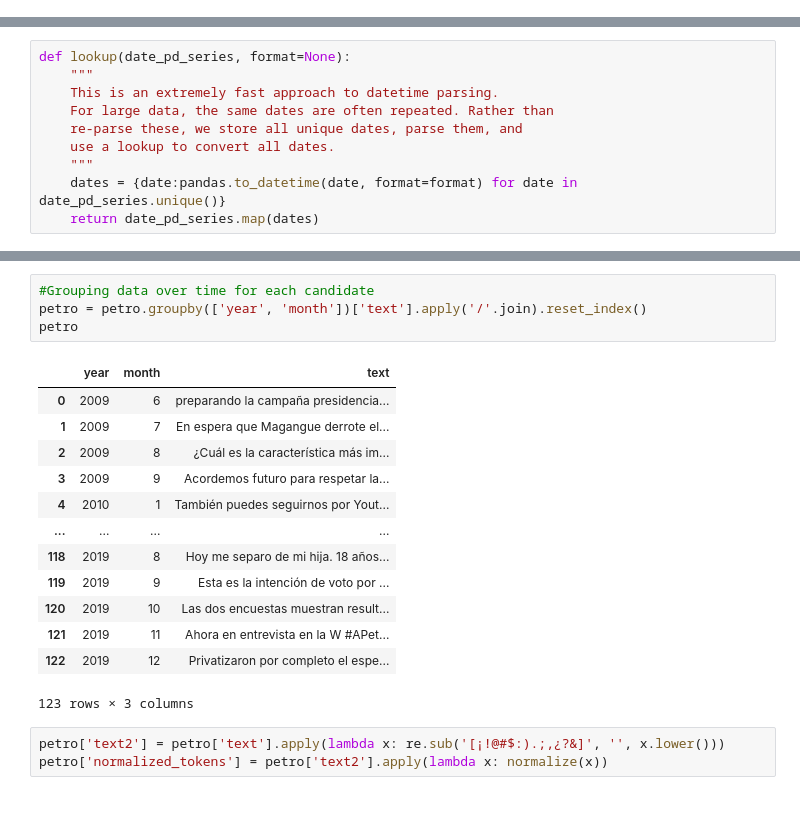
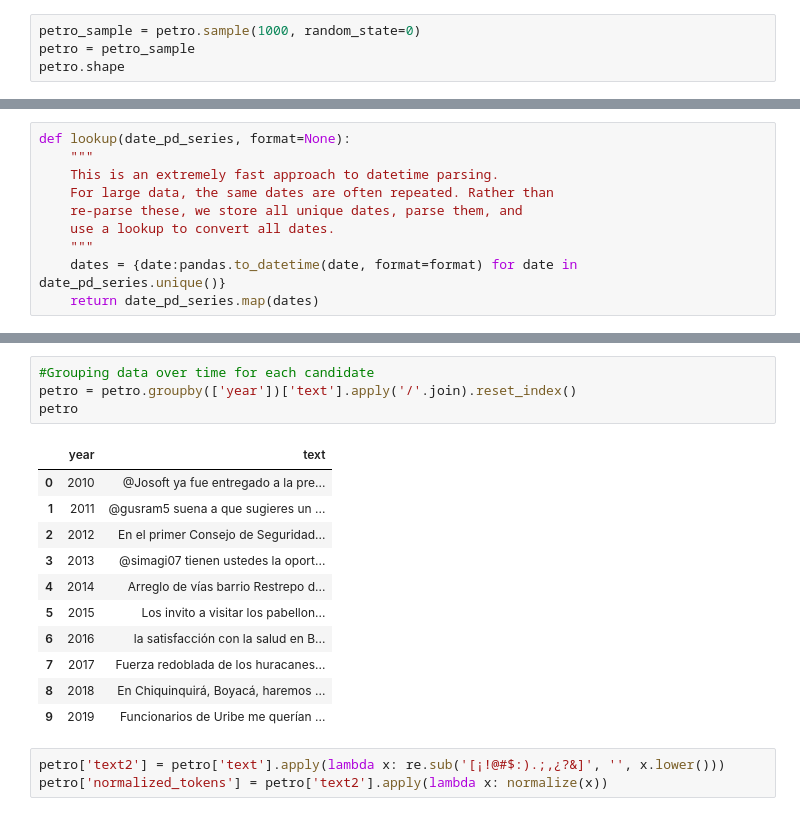
Before and after one commit to toecn/Homework-Notebooks, a Jupyter notebook: week-6/6-nte-toec_hw6.ipynb, the cells around one changed output, grey strips where cells are left out. Cells and saved outputs as stored; diff of their text form.

```diff
--- a/week-6/6-nte-toec_hw6.ipynb
+++ b/week-6/6-nte-toec_hw6.ipynb
@@ -2177,3 +2187,7 @@ petro = df_twitter[df_twitter["username"].str.contains("Petro", na=False)]
 petro.shape
 # %% [output]
 (79303, 22)
+# %%
+petro_sample = petro.sample(1000, random_state=0)
+petro = petro_sample
+petro.shape
@@ -2216,21 +2211,19 @@ See the caveats in the documentation: https://pandas.pydata.org/pandas-docs/stab
 # %%
 #Grouping data over time for each candidate
-petro = petro.groupby(['year', 'month'])['text'].apply('/'.join).reset_index()
+petro = petro.groupby(['year'])['text'].apply('/'.join).reset_index()
 petro
 # %% [output]
-|  | year | month | text |
-| 0 | 2009 | 6 | preparando la campaña presidencia... |
-| 1 | 2009 | 7 | En espera que Magangue derrote el... |
-| 2 | 2009 | 8 | ¿Cuál es la característica más im... |
-| 3 | 2009 | 9 | Acordemos futuro para respetar la... |
-| 4 | 2010 | 1 | También puedes seguirnos por Yout... |
-| ... | ... | ... | ... |
-| 118 | 2019 | 8 | Hoy me separo de mi hija. 18 años... |
-| 119 | 2019 | 9 | Esta es la intención de voto por ... |
-| 120 | 2019 | 10 | Las dos encuestas muestran result... |
-| 121 | 2019 | 11 | Ahora en entrevista en la W #APet... |
-| 122 | 2019 | 12 | Privatizaron por completo el espe... |
+|  | year | text |
+| 0 | 2010 | @Josoft ya fue entregado a la pre... |
+| 1 | 2011 | @gusram5 suena a que sugieres un ... |
+| 2 | 2012 | En el primer Consejo de Seguridad... |
+| 3 | 2013 | @simagi07 tienen ustedes la oport... |
+| 4 | 2014 | Arreglo de vías barrio Restrepo d... |
+| 5 | 2015 | Los invito a visitar los pabellon... |
+| 6 | 2016 | la satisfacción con la salud en B... |
+| 7 | 2017 | Fuerza redoblada de los huracanes... |
+| 8 | 2018 | En Chiquinquirá, Boyacá, haremos ... |
+| 9 | 2019 | Funcionarios de Uribe me querían ... |
-123 rows × 3 columns
 # %%
 petro['text2'] = petro['text'].apply(lambda x: re.sub('[¡!@#$:).;,¿?&]', '', x.lower()))
 petro['normalized_tokens'] = petro['text2'].apply(lambda x: normalize(x))
```
Also changed, not shown: parts of 15 cells of this notebook.
